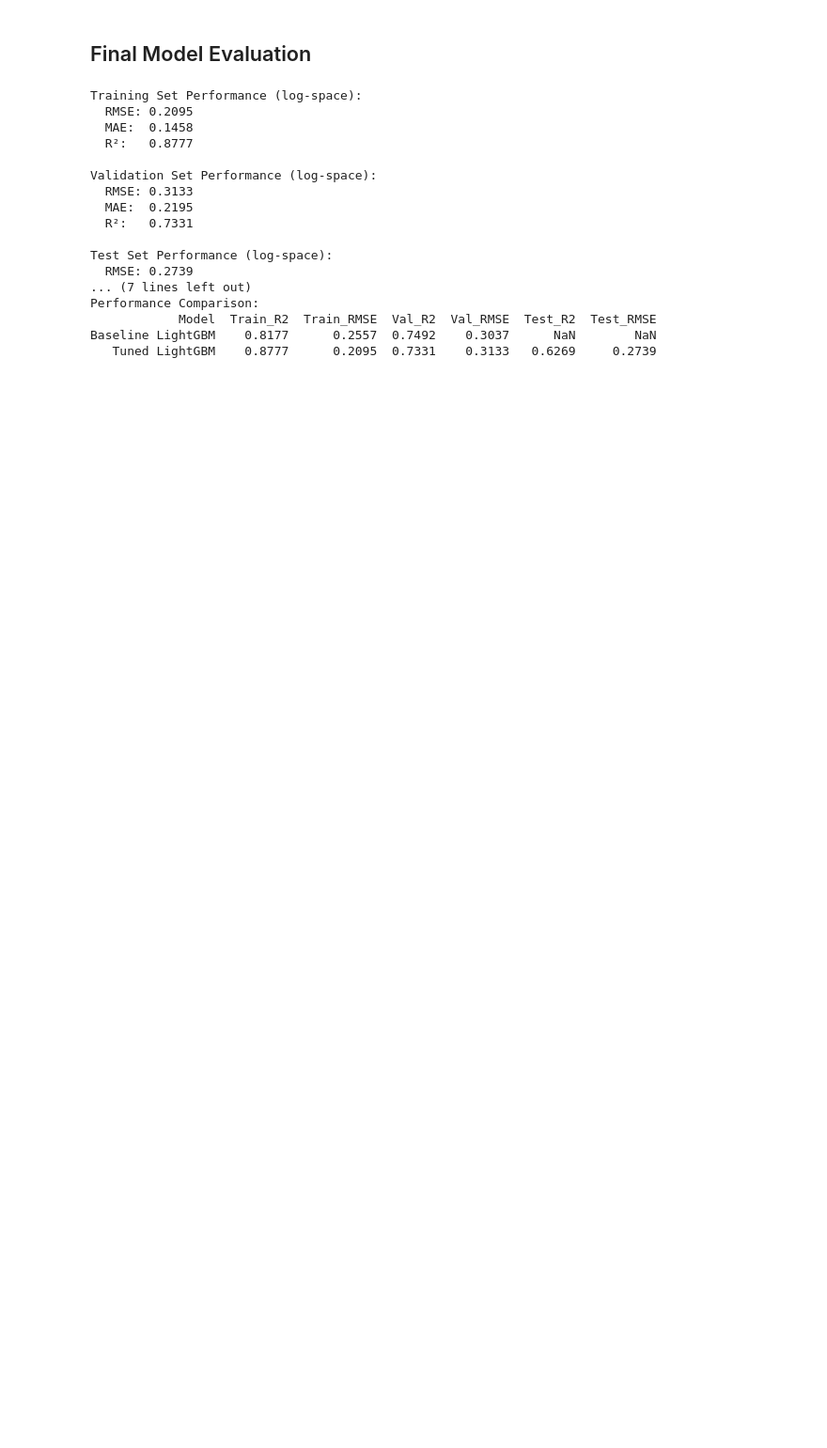
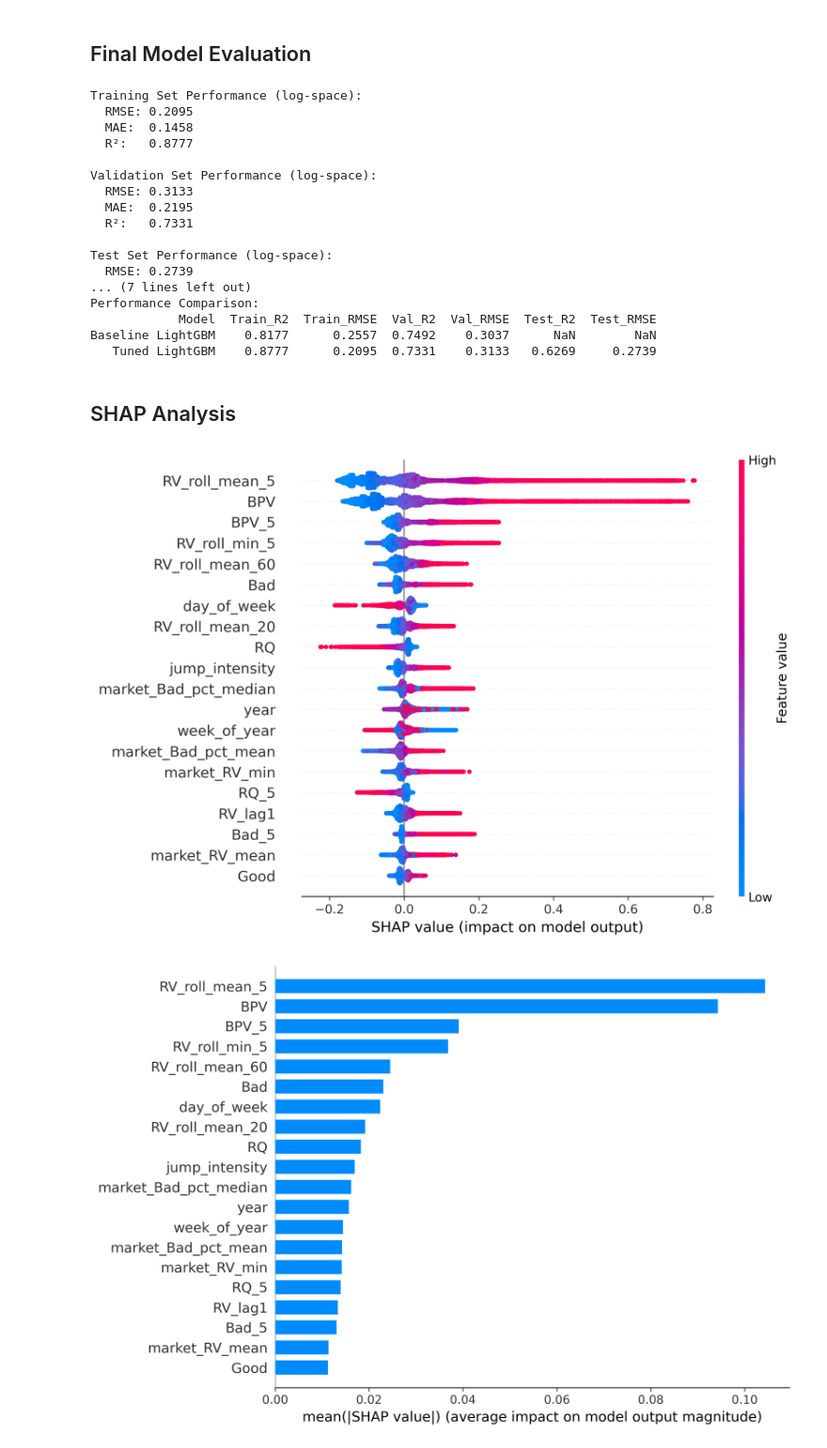
Before and after one commit to adityaraju926/ml-project-540, a Jupyter notebook: model/model.ipynb, the cells around one changed output. Shown at 94% size. Saved outputs shown, nothing was run; the diff lists cells and outputs as text; code cells hidden in the pictures; blank space fills up the shorter version.

Commit message:
Update model.ipynb with SHAP analysis

```diff
--- a/model/model.ipynb
+++ b/model/model.ipynb
@@ -419,3 +423,5 @@ Performance Comparison:
             Model  Train_R2  Train_RMSE  Val_R2  Val_RMSE  Test_R2  Test_RMSE
 Baseline LightGBM    0.8177      0.2557  0.7492    0.3037      NaN        NaN
    Tuned LightGBM    0.8777      0.2095  0.7331    0.3133   0.6269     0.2739
+# %% [markdown]
+## SHAP Analysis
@@ -421,0 +451,8 @@ Baseline LightGBM    0.8177      0.2557  0.7492    0.3037      NaN        NaN
+# %%
+from IPython.display import Image, display
+
+display(Image(filename="../images/shap_summary_plot.png"))
+display(Image(filename="../images/shap_bar_plot.png"))
+# %% [output]
+[figure, added]
+[figure, added]
```
Also changed, not shown: parts of 4 cells of this notebook.
